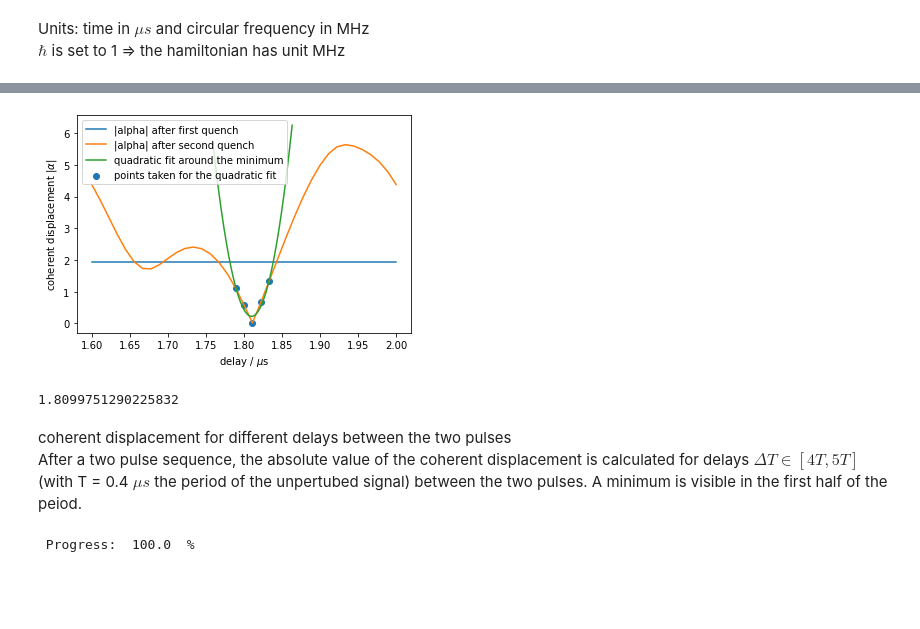
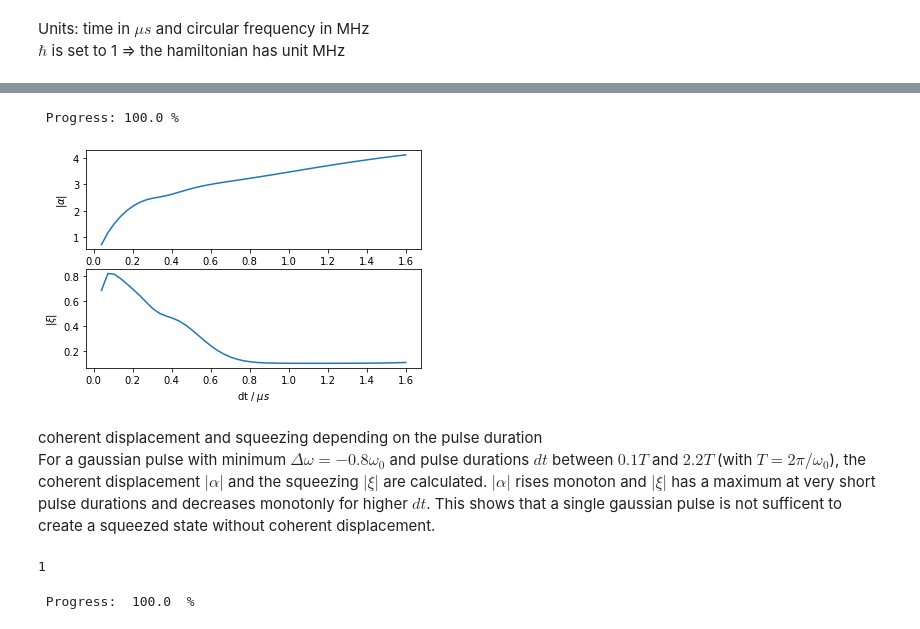
Before and after one commit to R-Thomm/Robin-Master, a Jupyter notebook: squeezed.ipynb, the cells around one changed output, grey strips where cells are left out. Cells and saved outputs as stored; diff of their text form; code cells hidden in the pictures; blank space fills up the shorter version.

```diff
--- a/squeezed.ipynb
+++ b/squeezed.ipynb
@@ -135,35 +93,48 @@ for dt in delays:
-# %%
-# fit a quadratic polynom on the minimum to get a more exact position
-def fitFkt(x, a, b, c):
-    return(a*x**2 + b*x + c)
-
-# take two points left and right of the minimum for the quadratic fit
-idx = alphaF.index(min(alphaF))
-xFit = delays[idx-2:idx+3]
-yFit = alphaF[idx-2:idx+3]
-params,_ = optimize.curve_fit(fitFkt, xFit, yFit, p0 = [0, 0, 0]) # do the fit
-
-# plot the results from above
-plt.plot([delays[0], delays[-1]], [np.abs(alpha1), np.abs(alpha1)], label = "|alpha| after first quench")
-plt.plot(delays, alphaF, label = "|alpha| after second quench")
-
-# plot the fit
-xlist = np.linspace(xFit[0]-0.03, xFit[-1]+0.03, 1000)
-plt.plot(xlist, fitFkt(xlist, params[0], params[1], params[2]), label = "quadratic fit around the minimum")
-plt.scatter(xFit, yFit, label = "points taken for the quadratic fit")
-plt.legend()
-plt.xlabel(r'delay / $\mu$s')
-plt.ylabel(r'coherent displacement $|\alpha |$')
-plt.show()
-
-delayOpt = -params[1]/(2*params[0])
-print(delayOpt)
-# %% [output]
-[figure, removed]
-1.8099751290225832
-# %% [markdown]
-coherent displacement for different delays between the two pulses <br/>
-After a two pulse sequence, the absolute value of the coherent displacement is calculated for delays $\Delta T \in \left[4T, 5T\right]$ (with T = 0.4 $\mu s$ the period of the unpertubed signal) between the two pulses. A minimum is visible in the first half of the peiod.
+# %%
+# choose different pulse lengths and see what impact that has on alpha and xi
+
+n = 50 # numerical accuracy
+psi0 = thermal_dm(n, 0.01)
+w0 = 2*np.pi * 2.5 # in MHz
+T = 1/2.5
+
+timesQ = np.linspace(-0.7,0.7, 100)
+argsQ = {'n': n,
+       'omega': wQP,
+       'omegaDt': wQPdot,
+       'omegaArgs': [w0, -0.8*w0, 0.18, 0, 0, 0],
+       'f0': 100/(9*10**-15)}
+
+dts = np.linspace(0.04, 1.6, 48) # from 0.1T to 4T
+xis = []
+alphas = []
+for dt in dts:
+    argsQ['omegaArgs'][2] = dt
+    result = mesolve(H, psi0, timesQ, args=argsQ)
+    alpha, xi,_,_ = getParams(result.states[-1], calculate_nT = False)
+
+    xis.append(np.abs(xi))
+    alphas.append(np.abs(alpha))
+    print('\r', "Progress:", round(100*(dt-dts[0])/(dts[-1]-dts[0])), "%", end = '')
+# %% [output]
+ Progress: 100.0 %
+# %%
+fig, (ax1, ax2) = plt.subplots(2)
+ax1.plot(dts, alphas)
+ax1.set_ylabel(r'$|\alpha|$')
+ax2.plot(dts, xis)
+ax2.set_ylabel(r'$|\xi|$')
+ax2.set_xlabel(r'dt / $\mu s$')
+plt.show()
+# %% [output]
+[figure, added]
+# %% [markdown]
+coherent displacement and squeezing depending on the pulse duration <br/>
+For a gaussian pulse with minimum $\Delta \omega = -0.8 \omega_0$ and pulse durations $dt$ between $0.1 T$ and $2.2 T$ (with $T = 2 \pi/\omega_0$), the coherent displacement $|\alpha |$ and the squeezing $|\xi |$ are calculated. $|\alpha |$ rises monoton and $|\xi |$ has a maximum at very short pulse durations and decreases monotonly for higher $dt$. This shows that a single gaussian pulse is not sufficent to create a squeezed state without coherent displacement.
+# %%
+xis.index(max(xis))
+# %% [output]
+1
 # %%
 # check if the number off full periods T between the two quenches plays a role (result: No)
 delays = np.linspace(delayOpt, delayOpt + 12*T, 13) # at least 4T
```
Also changed, not shown: parts of 11 cells of this notebook, 1 other file.
